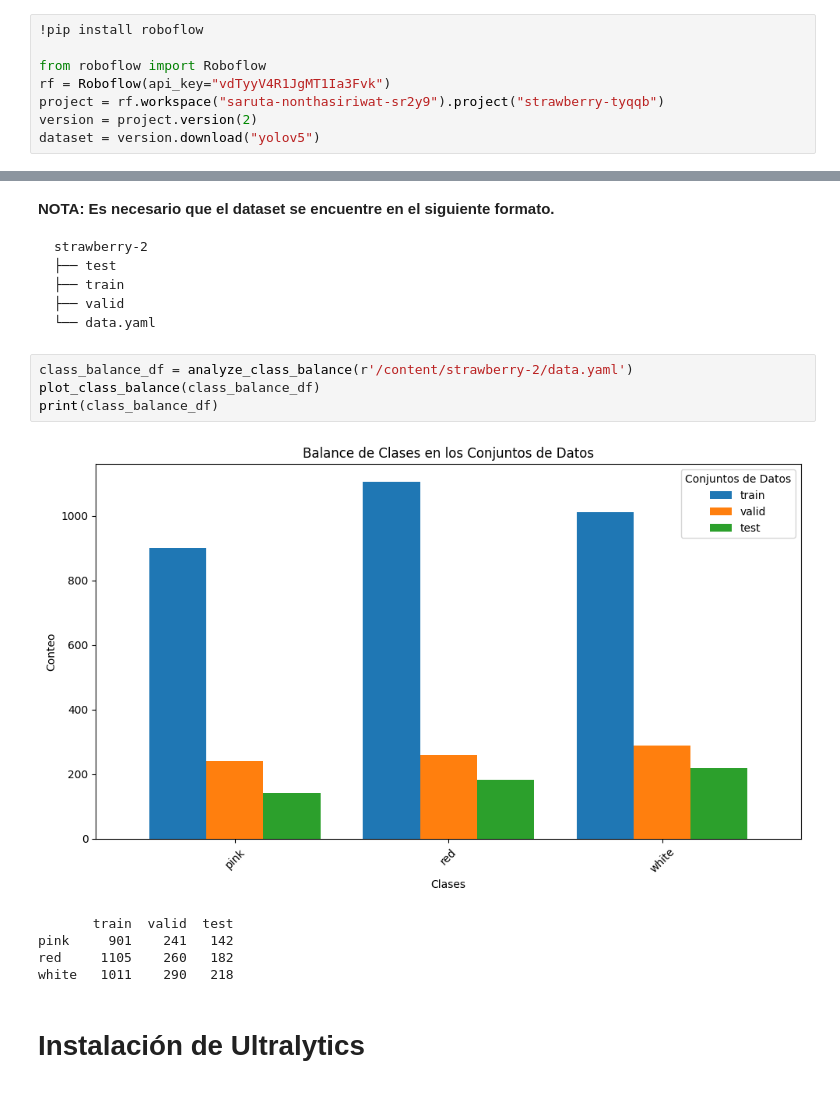
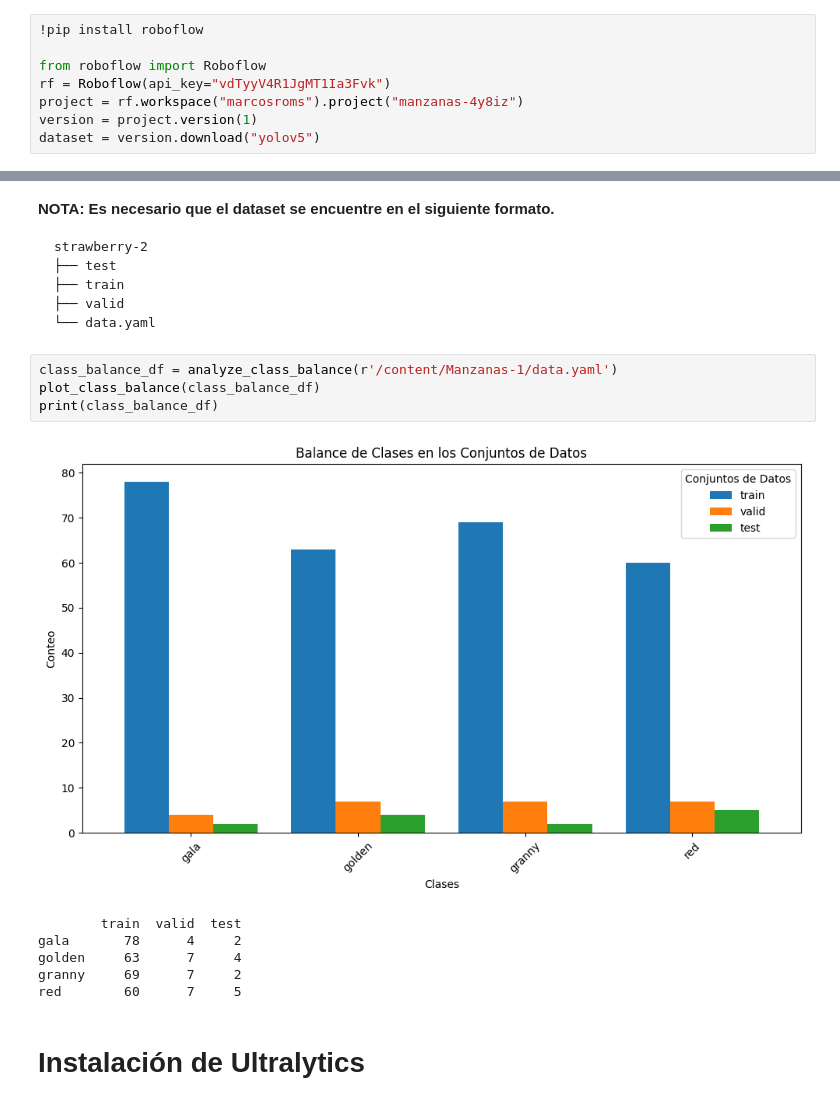
Before and after one commit to MarcosRoms/Deep_learning_colab, a Jupyter notebook: YOLO_deteccion.ipynb, the cells around one changed output, grey strips where cells are left out. Cells and saved outputs as stored; diff of their text form.

````diff
--- a/YOLO_deteccion.ipynb
+++ b/YOLO_deteccion.ipynb
@@ -15,8 +15,8 @@ Mas imagenes, no revisadas: https://universe.roboflow.com/cs2/farm-detect9/datas
 
 from roboflow import Roboflow
 rf = Roboflow(api_key="vdTyyV4R1JgMT1Ia3Fvk")
-project = rf.workspace("saruta-nonthasiriwat-sr2y9").project("strawberry-tyqqb")
-version = project.version(2)
+project = rf.workspace("marcosroms").project("manzanas-4y8iz")
+version = project.version(1)
 dataset = version.download("yolov5")
 # %% [output]
 Collecting roboflow
@@ -150,15 +150,16 @@ strawberry-2
 └── data.yaml
 ```
 # %%
-class_balance_df = analyze_class_balance(r'/content/strawberry-2/data.yaml')
+class_balance_df = analyze_class_balance(r'/content/Manzanas-1/data.yaml')
 plot_class_balance(class_balance_df)
 print(class_balance_df)
 # %% [output]
-[figure, old version]
+[figure, new version]
-       train  valid  test
-pink     901    241   142
-red     1105    260   182
-white   1011    290   218
+        train  valid  test
+gala       78      4     2
+golden     63      7     4
+granny     69      7     2
+red        60      7     5
 # %% [markdown]
 # Instalación de Ultralytics
 # %%
````
Also changed, not shown: parts of 14 cells of this notebook.
